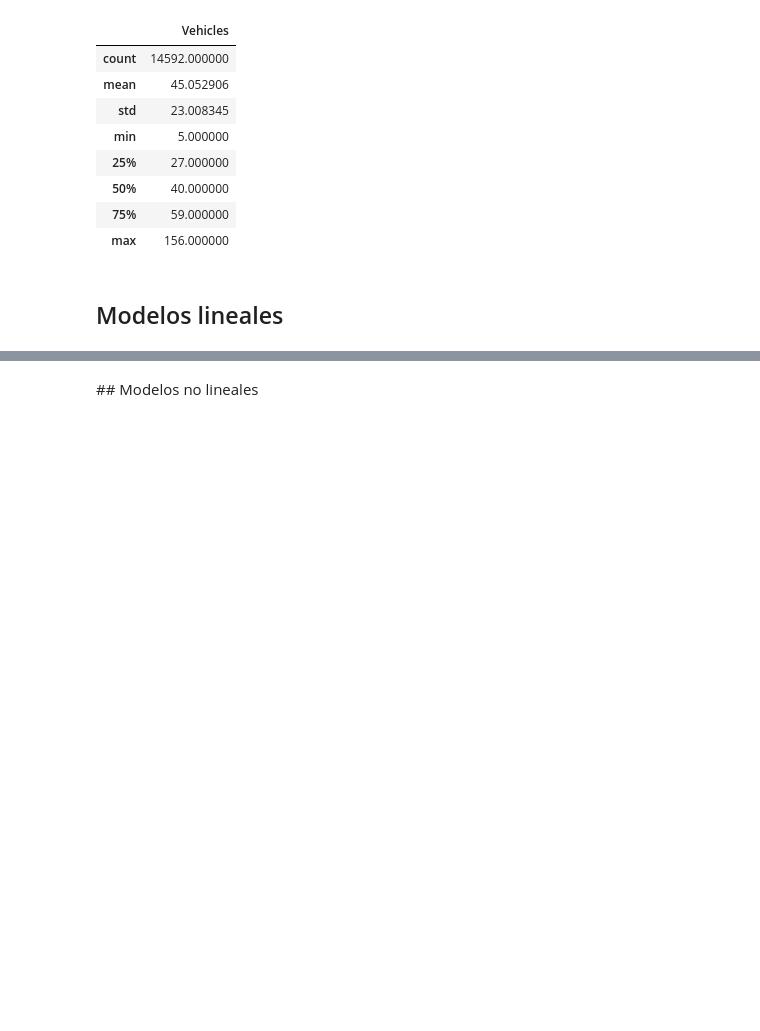
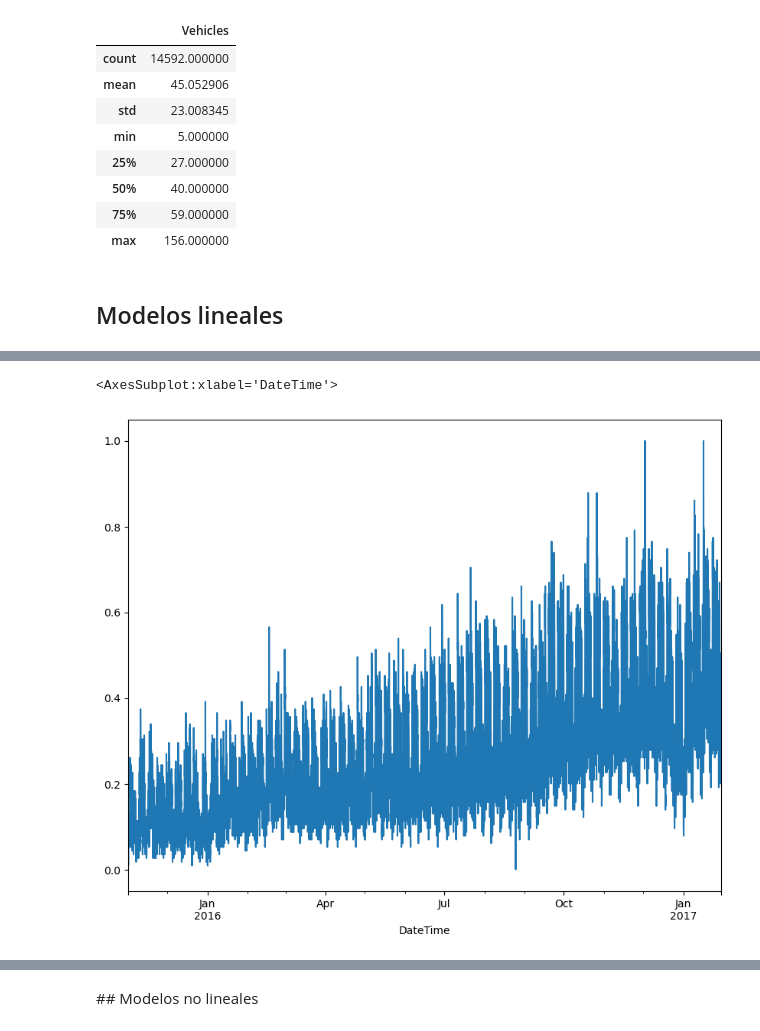
Before and after one commit to anarosaura/Proyecto-FInal-MNLP, a Jupyter notebook: Copy_of_ProyectoFinal_CCastillejos_AZamarron.ipynb, the cells around one changed output, grey strips where cells are left out. Cells and saved outputs as stored; diff of their text form; code cells hidden in the pictures; blank space fills up the shorter version.

```diff
--- a/Copy_of_ProyectoFinal_CCastillejos_AZamarron.ipynb
+++ b/Copy_of_ProyectoFinal_CCastillejos_AZamarron.ipynb
@@ -168,0 +292,7 @@ timeseries.describe()
+# %%
+from sklearn.preprocessing import MinMaxScaler
+scaler = MinMaxScaler()
+# %%
+#Transformamos la variable vehic...les2
+train["Vehicles2"] = scaler.fit_transform(train)
+train
@@ -168,0 +314,6 @@ timeseries.describe()
+# %%
+# Mostramos la serie de tiempo de los datos de entrenamiento para ver que le conviene de transformación
+train["Vehicles2"].plot(figsize=(10, 8))
+# %% [output]
+<AxesSubplot:xlabel='DateTime'>
+[figure, added]
```
Also changed, not shown: parts of 42 cells of this notebook, 1 other file.
